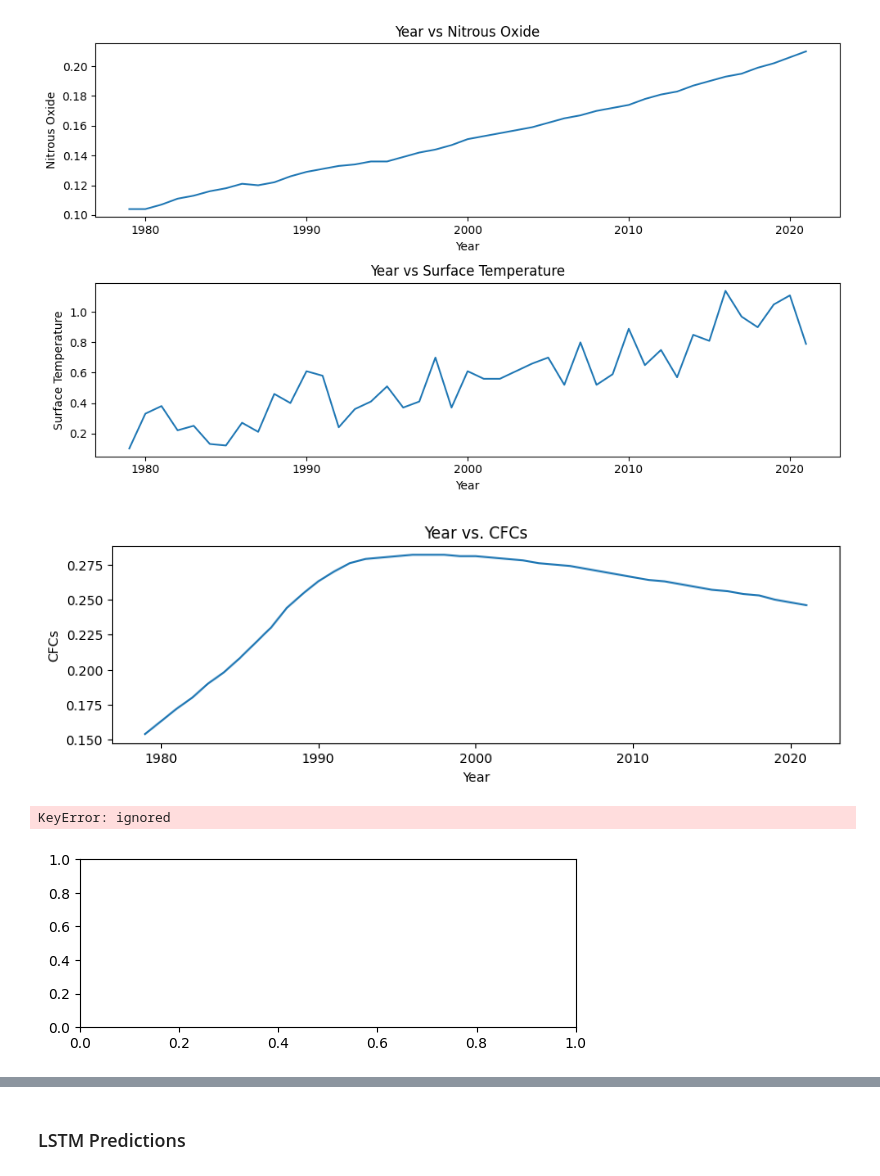
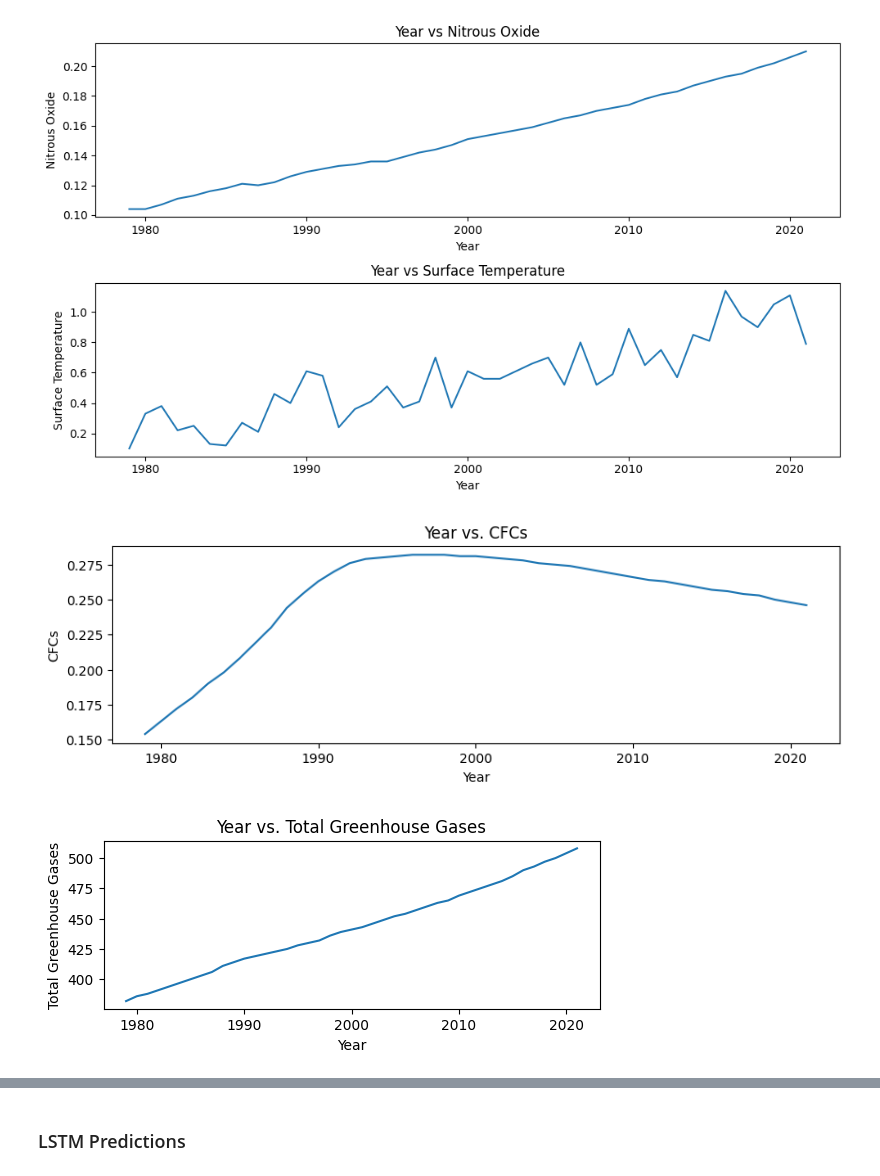
Before and after one commit to anti-integral/ClimateChangePrediction, a Jupyter notebook: ArdsleyHackathon.ipynb, the cells around one changed output, grey strips where cells are left out. Cells and saved outputs as stored; diff of their text form; code cells hidden in the pictures.

```diff
--- a/ArdsleyHackathon.ipynb
+++ b/ArdsleyHackathon.ipynb
@@ -267,21 +267,20 @@ plt.show()
 # %%
 plt.figure(figsize=(10, 6))
 plt.subplot(2, 1, 1)
 plt.plot(data['Year'], data['CFCs'])
 plt.title('Year vs. CFCs')
 plt.xlabel('Year')
 plt.ylabel('CFCs')
 plt.show()
 plt.subplot(2, 1, 2)
-plt.plot(data['Year'], data['Total_Greenhouse_Gases'])
+plt.plot(data['Year'], data['Total_Greenhouse_Gases_Concentration'])
 plt.title('Year vs. Total Greenhouse Gases')
 plt.xlabel('Year')
 plt.ylabel('Total Greenhouse Gases')
 plt.show()
 # %% [output]
 [figure]
-KeyError: ignored
-[figure, old version]
+[figure, new version]
 # %%
 import seaborn as sns
 
```
Also changed, not shown: parts of 27 cells of this notebook.
